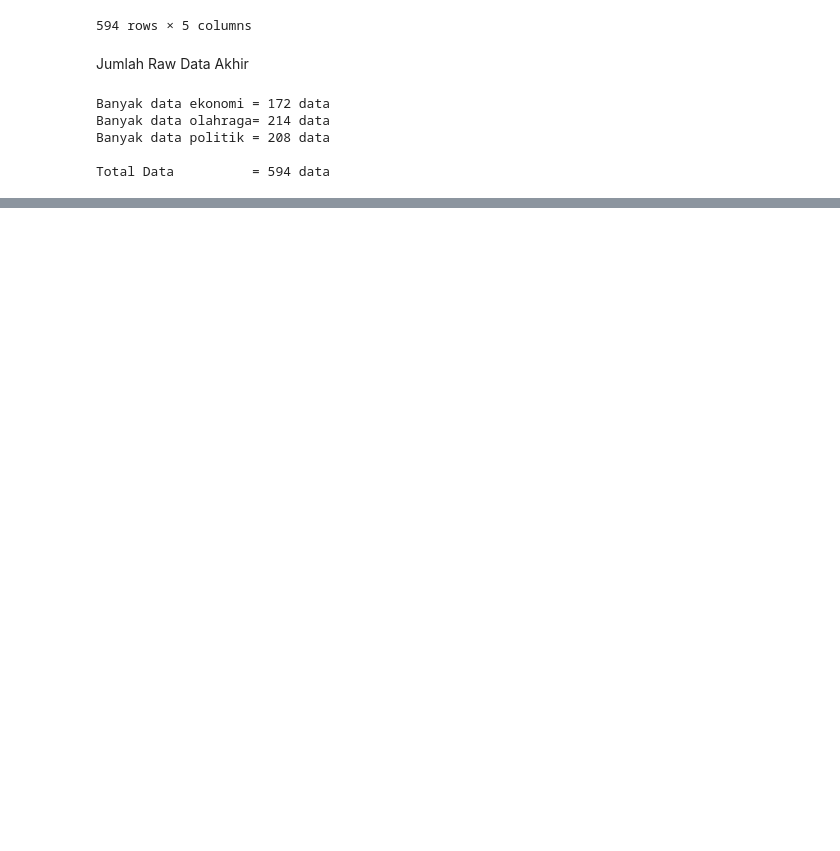
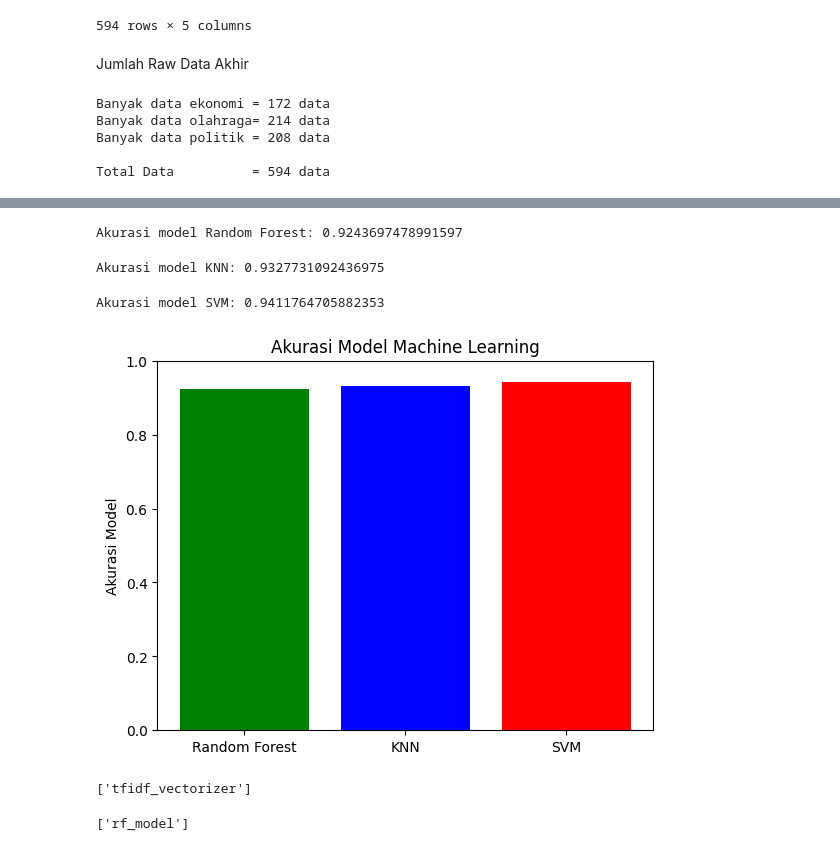
Before and after one commit to SalmatulFarida/PPW, a Jupyter notebook: _sources/Preprocessing Berita UAS.ipynb, the cells around one changed output, grey strips where cells are left out. Drawn from its saved outputs; the diff is of its cells as text; code cells hidden in the pictures; blank space fills up the shorter version.

```diff
--- a/_sources/Preprocessing Berita UAS.ipynb
+++ b/_sources/Preprocessing Berita UAS.ipynb
@@ -273,0 +643,2 @@ Name: stopword, Length: 594, dtype: object
+# %%
+summ_tfidf_df = summ_tfidf_df.dropna()
@@ -273,0 +648,4 @@ Name: stopword, Length: 594, dtype: object
+# %%
+X_tfidf = summ_tfidf_df.iloc[:,1:-1]
+y_tfidf = summ_tfidf_df["Label"]
+X_tfidf_train, X_tfidf_test, y_tfidf_train, y_tfidf_test = train_test_split(X_tfidf, y_tfidf, test_size=0.2, random_state=42)
@@ -273,0 +686,13 @@ Name: stopword, Length: 594, dtype: object
+# %%
+from sklearn.ensemble import RandomForestClassifier
+# Inisialisasi model Naive Bayes
+rf = RandomForestClassifier()
+
+rf.fit(X_tfidf_train, y_tfidf_train)
+
+y_pred = rf.predict(X_tfidf_test)
+
+accuracy_rf = accuracy_score(y_tfidf_test, y_pred)
+print(f'Akurasi model Random Forest: {accuracy_rf}')
+# %% [output]
+Akurasi model Random Forest: 0.9243697478991597
@@ -273,0 +701,44 @@ Name: stopword, Length: 594, dtype: object
+# %%
+knn = KNeighborsClassifier()
+
+# Latih model pada kolom topik tertentu
+knn.fit(X_tfidf_train, y_tfidf_train)
+
+# Lakukan prediksi
+y_pred = knn.predict(X_tfidf_test)
+
+accuracy_knn = accuracy_score(y_tfidf_test, y_pred)
+print(f'Akurasi model KNN: {accuracy_knn}')
+# %% [output]
+Akurasi model KNN: 0.9327731092436975
+# %%
+from sklearn.svm import SVC
+# Buat objek SVM
+svm = SVC()
+
+# Latih model pada kolom topik tertentu
+svm.fit(X_tfidf_train, y_tfidf_train)
+
+# Lakukan prediksi
+y_pred_svm = svm.predict(X_tfidf_test)
+
+# Hitung akurasi model SVM
+accuracy_svm = accuracy_score(y_tfidf_test, y_pred_svm)
+
+# Cetak hasil akurasi
+print(f'Akurasi model SVM: {accuracy_svm}')
+# %% [output]
+Akurasi model SVM: 0.9411764705882353
+# %%
+import matplotlib.pyplot as plt
+
+models = ['Random Forest', 'KNN', 'SVM']
+accuracies = [accuracy_rf, accuracy_knn, accuracy_svm ]
+
+plt.bar(models, accuracies, color=[ 'green', 'blue', 'red'])
+plt.ylabel('Akurasi Model')
+plt.title('Akurasi Model Machine Learning')
+plt.ylim(0, 1)  # Sesuaikan dengan rentang akurasi (0-1)
+plt.show()
+# %% [output]
+[figure, added]
@@ -273,0 +747,8 @@ Name: stopword, Length: 594, dtype: object
+# %%
+joblib.dump(tfidf_vectorizer, 'tfidf_vectorizer')
+# %% [output]
+['tfidf_vectorizer']
+# %%
+joblib.dump(rf, 'rf_model')
+# %% [output]
+['rf_model']
```
Also changed, not shown: parts of 52 cells of this notebook, 17 other files.
